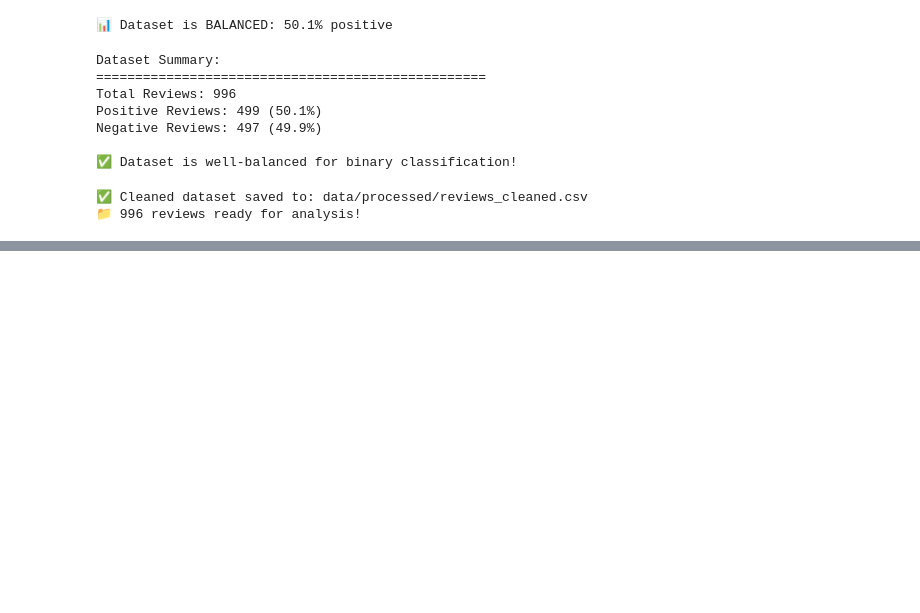
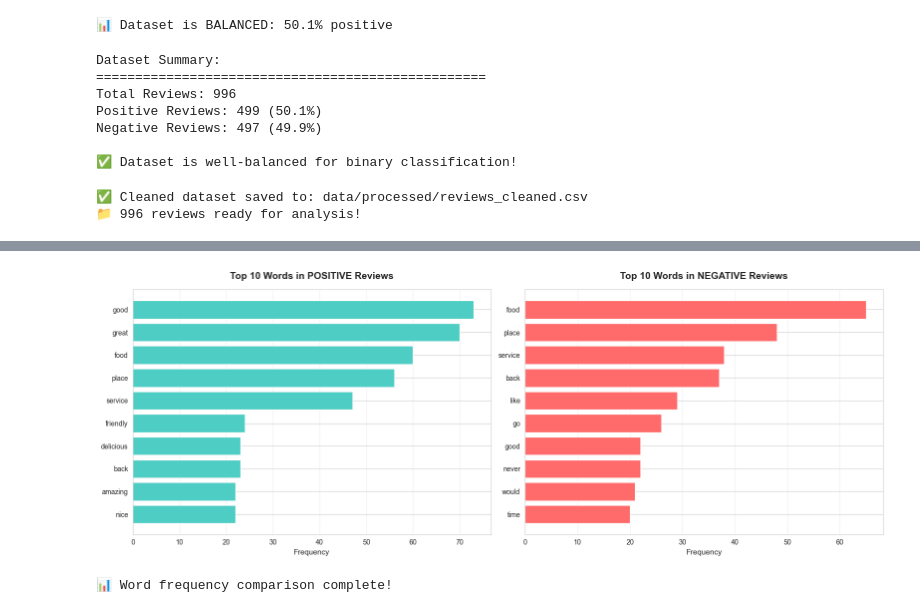
Before and after one commit to Akakinad/restaurant-sentiment-analysis, a Jupyter notebook: notebooks/01_data_exploration.ipynb, the cells around one changed output, grey strips where cells are left out. Saved outputs shown, nothing was run; the diff lists cells and outputs as text; code cells hidden in the pictures; blank space fills up the shorter version.

```diff
--- a/notebooks/01_data_exploration.ipynb
+++ b/notebooks/01_data_exploration.ipynb
@@ -235,0 +394,11 @@ print(f"📁 {len(df_clean)} reviews ready for analysis!")
+# %%
+# Import NLTK stopwords
+import nltk
+nltk.download('stopwords', quiet=True)
+from nltk.corpus import stopwords
+
+# Get English stopwords
+stop_words = set(stopwords.words('english'))
+
+print(f"✅ Loaded {len(stop_words)} common stopwords")
+print(f"Examples: {list(stop_words)[:10]}")
@@ -235,0 +448,31 @@ print(f"📁 {len(df_clean)} reviews ready for analysis!")
+# %%
+# Create side-by-side comparison of top 10 words
+fig, axes = plt.subplots(1, 2, figsize=(16, 6))
+
+# Top 10 positive words
+pos_words = [word for word, count in top_positive_filtered[:10]]
+pos_counts = [count for word, count in top_positive_filtered[:10]]
+
+axes[0].barh(pos_words, pos_counts, color='#4ECDC4')
+axes[0].set_title('Top 10 Words in POSITIVE Reviews', fontsize=14, fontweight='bold', pad=15)
+axes[0].set_xlabel('Frequency', fontsize=11)
+axes[0].invert_yaxis()  # Highest at top
+axes[0].grid(axis='x', alpha=0.3)
+
+# Top 10 negative words
+neg_words = [word for word, count in top_negative_filtered[:10]]
+neg_counts = [count for word, count in top_negative_filtered[:10]]
+
+axes[1].barh(neg_words, neg_counts, color='#FF6B6B')
+axes[1].set_title('Top 10 Words in NEGATIVE Reviews', fontsize=14, fontweight='bold', pad=15)
+axes[1].set_xlabel('Frequency', fontsize=11)
+axes[1].invert_yaxis()  # Highest at top
+axes[1].grid(axis='x', alpha=0.3)
+
+plt.tight_layout()
+plt.show()
+
+print("📊 Word frequency comparison complete!")
+# %% [output]
+[figure, added]
+📊 Word frequency comparison complete!
```
Also changed, not shown: parts of 17 cells of this notebook.
